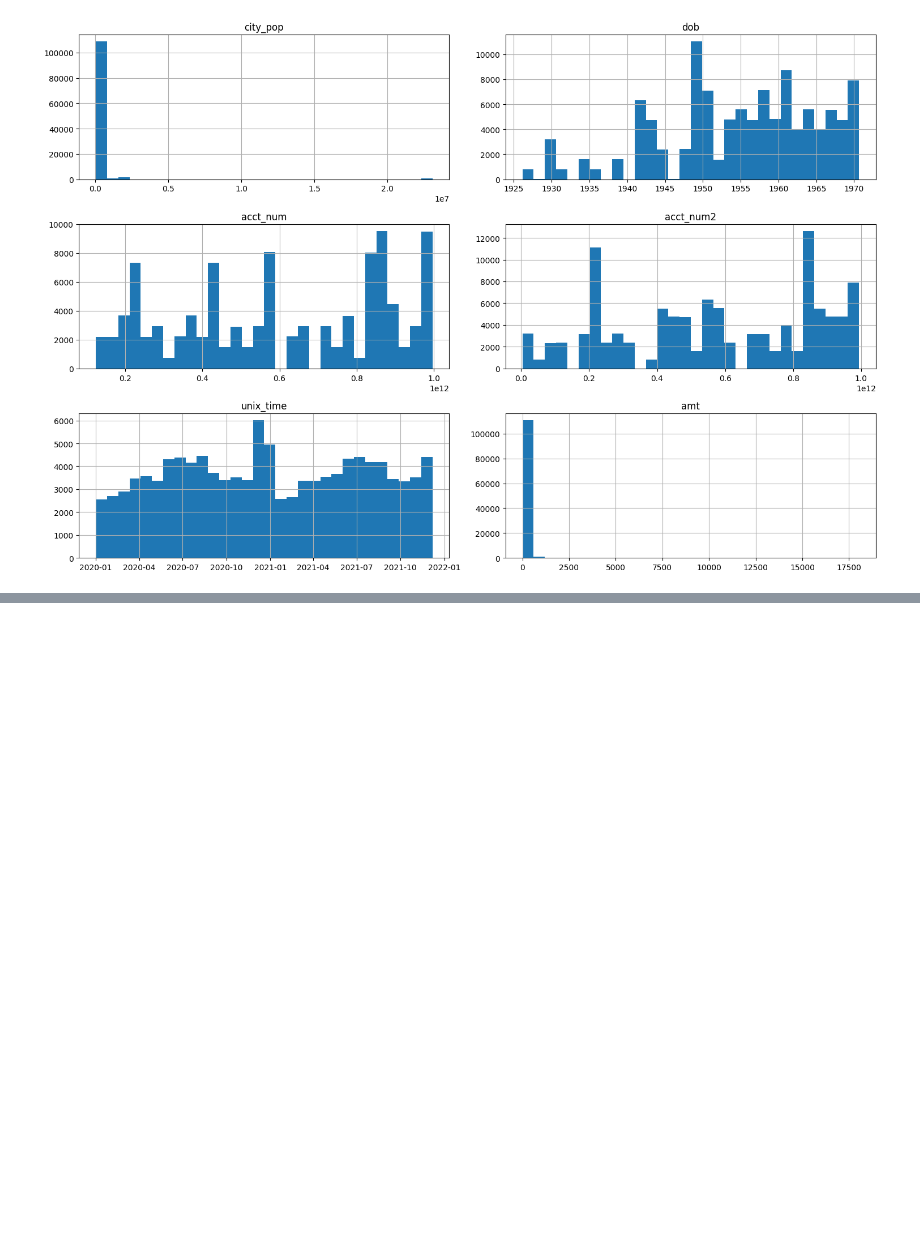
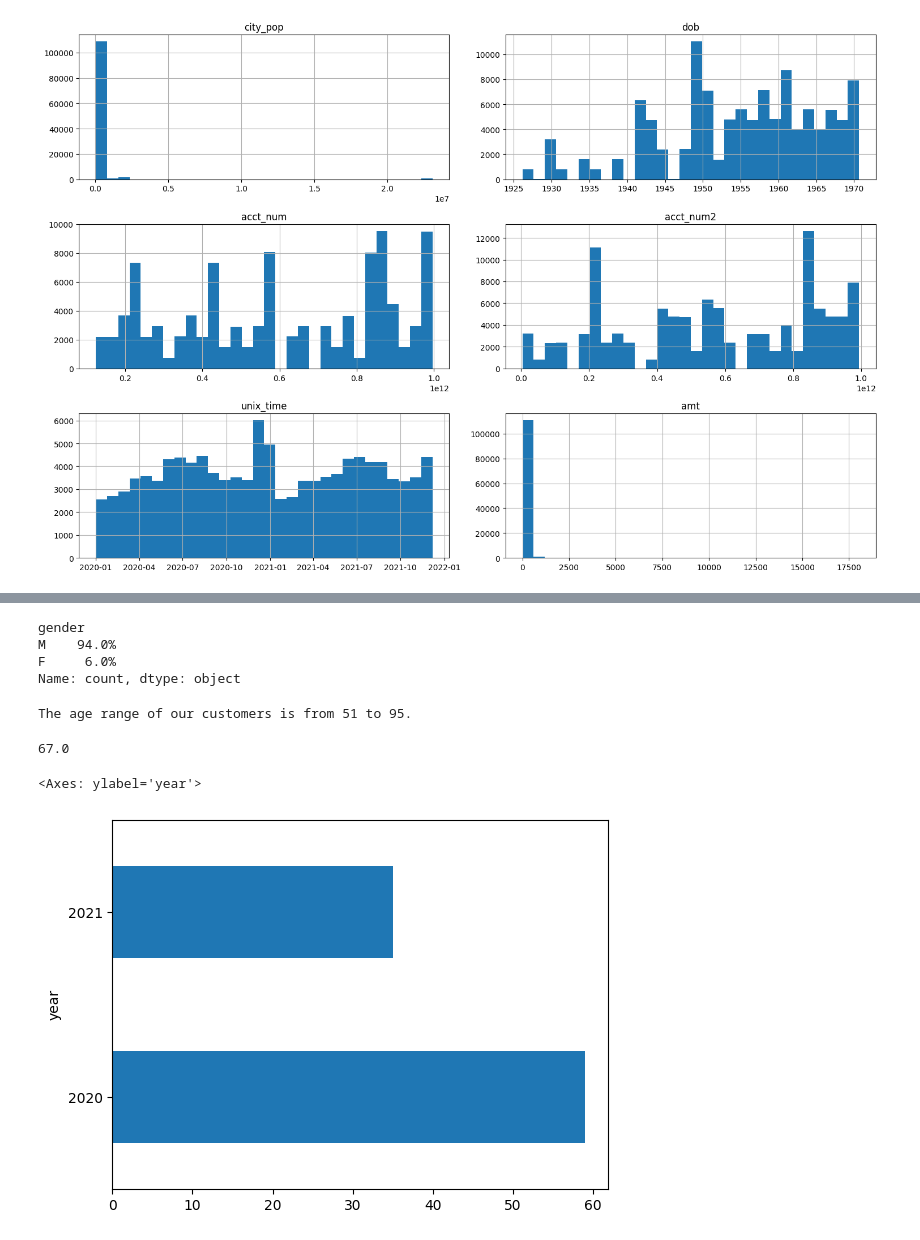
Before and after one commit to ajbsarmi/AAC_CreditCard_Clustering_Regression, a Jupyter notebook: Notebooks/1_Data_Import_Initial_Exploration_and_Data_Cleaning.ipynb, the cells around one changed output, grey strips where cells are left out. Cells and saved outputs as stored; diff of their text form; code cells hidden in the pictures; blank space fills up the shorter version.

```diff
--- a/Notebooks/1_Data_Import_Initial_Exploration_and_Data_Cleaning.ipynb
+++ b/Notebooks/1_Data_Import_Initial_Exploration_and_Data_Cleaning.ipynb
@@ -424,0 +425,4 @@ plt.show()
+# %%
+# Load the cleaned data csv
+df_clean= pd.read_csv("Data/cc_clean.csv")
+df_clean.head()
@@ -424,0 +460,3 @@ plt.show()
+# %%
+# Convert to pandas datetimes
+df_clean['trans_datetime'] = pd.to_datetime(df_clean['trans_datetime'])
@@ -424,0 +528,7 @@ plt.show()
+# %%
+# Filter the DataFrame for unique account numbers
+unique_customers_df = df_clean.drop_duplicates(subset='acct_num', keep='first')
+
+# Display the filtered DataFrame
+print(unique_customers_df.shape)
+unique_customers_df.head()
@@ -424,0 +543,31 @@ plt.show()
+# %%
+# How many % of our customers
+pct_gender = (unique_customers_df['gender'].value_counts() / unique_customers_df['gender'].count() * 100).round(0)
+pct_gender = pct_gender.astype(str) + '%'
+print(pct_gender)
+# %% [output]
+gender
+M    94.0%
+F     6.0%
+Name: count, dtype: object
+# %%
+# What is the Age Range?
+min_age = df_clean['age'].min()
+max_age = df_clean['age'].max()
+
+print(f"The age range of our customers is from {min_age} to {max_age}.")
+# %% [output]
+The age range of our customers is from 51 to 95.
+# %%
+# What is the Mean Age?
+mean = round(unique_customers_df['age'].mean(),0)
+print(mean)
+# %% [output]
+67.0
+# %%
+# How Active Customers do we have per year?
+active_customers = unique_customers_df.groupby('year')['acct_num'].count().plot(kind='barh')
+active_customers
+# %% [output]
+<Axes: ylabel='year'>
+[figure, added]
```
Also changed, not shown: parts of 21 cells of this notebook.
